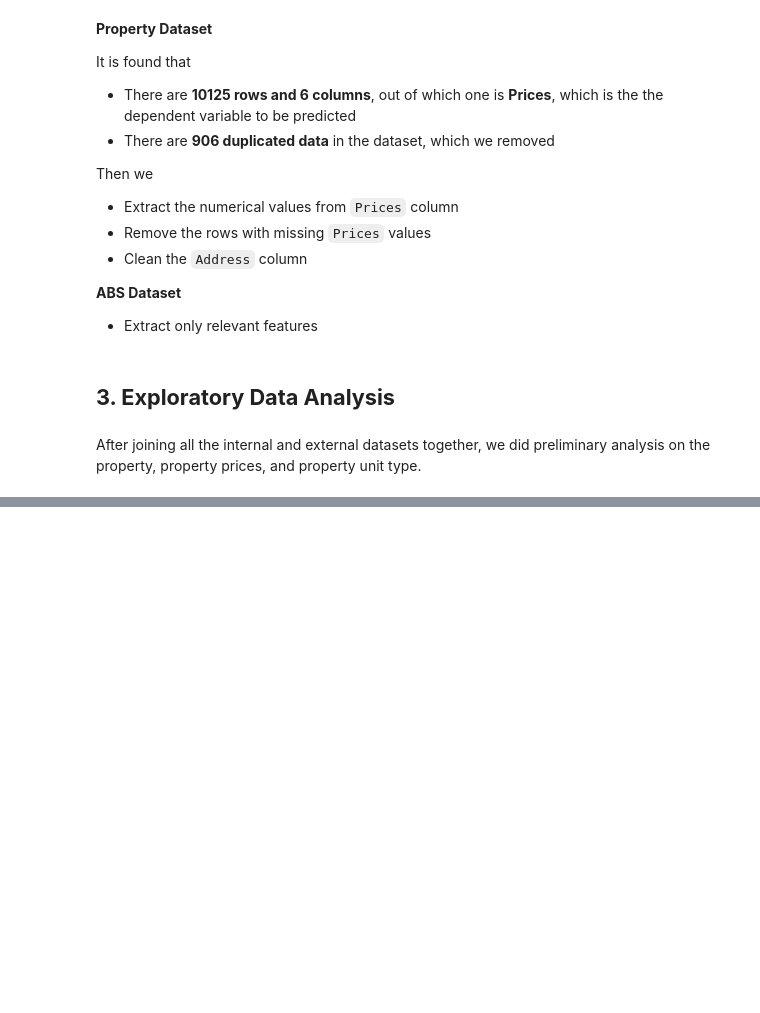
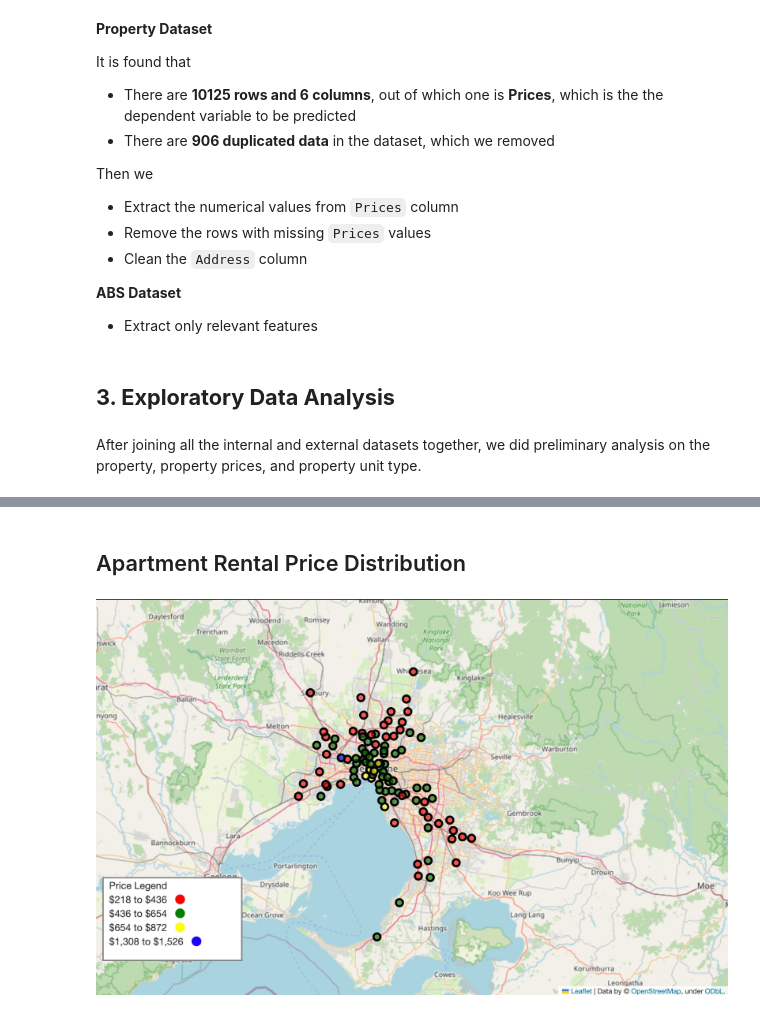
Before and after one commit to vanessagraciia/Real-Estate-Industry-Project, a Jupyter notebook: notebooks/summary_notebook.ipynb, the cells around one changed output, grey strips where cells are left out. Drawn from its saved outputs; the diff is of its cells as text; code cells hidden in the pictures; blank space fills up the shorter version.

```diff
--- a/notebooks/summary_notebook.ipynb
+++ b/notebooks/summary_notebook.ipynb
@@ -153,0 +100,10 @@ On a first look at the dataset, it is found that
+# %% [markdown]
+## Apartment Rental Price Distribution
+# %%
+# Define the path
+file_path = '../plots/apartment.jpeg'
+
+# Display the image
+Image(filename=file_path)
+# %% [output]
+[figure, added]
```
Also changed, not shown: parts of 60 cells of this notebook.
